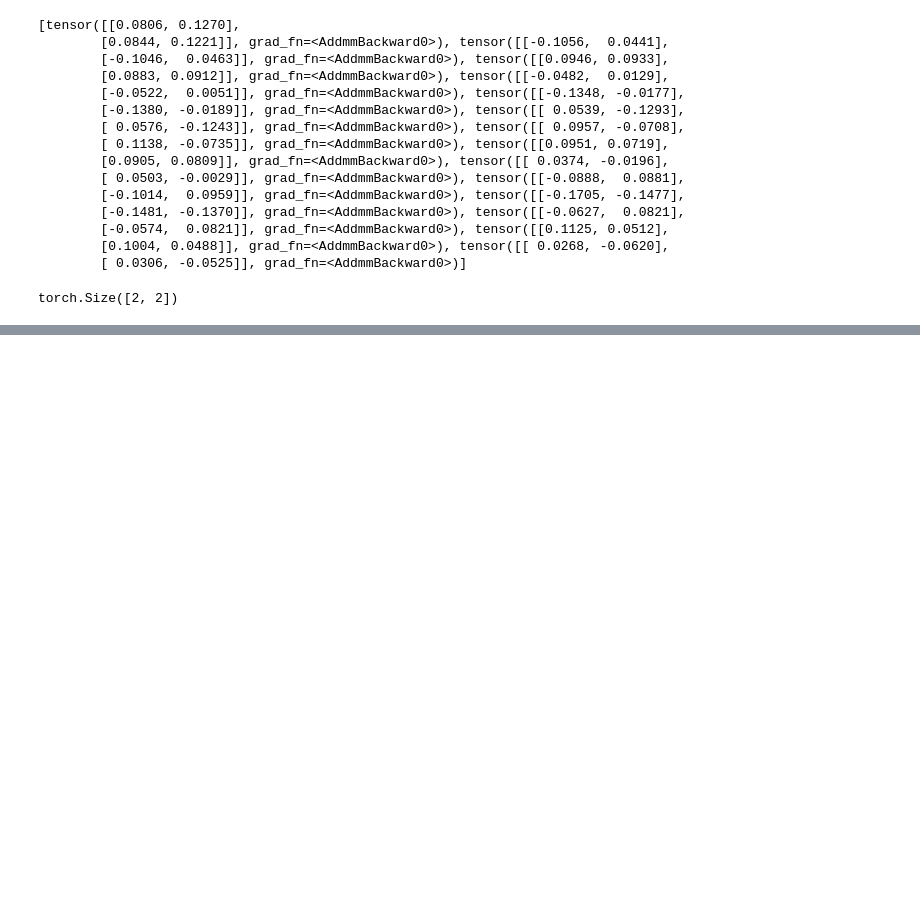
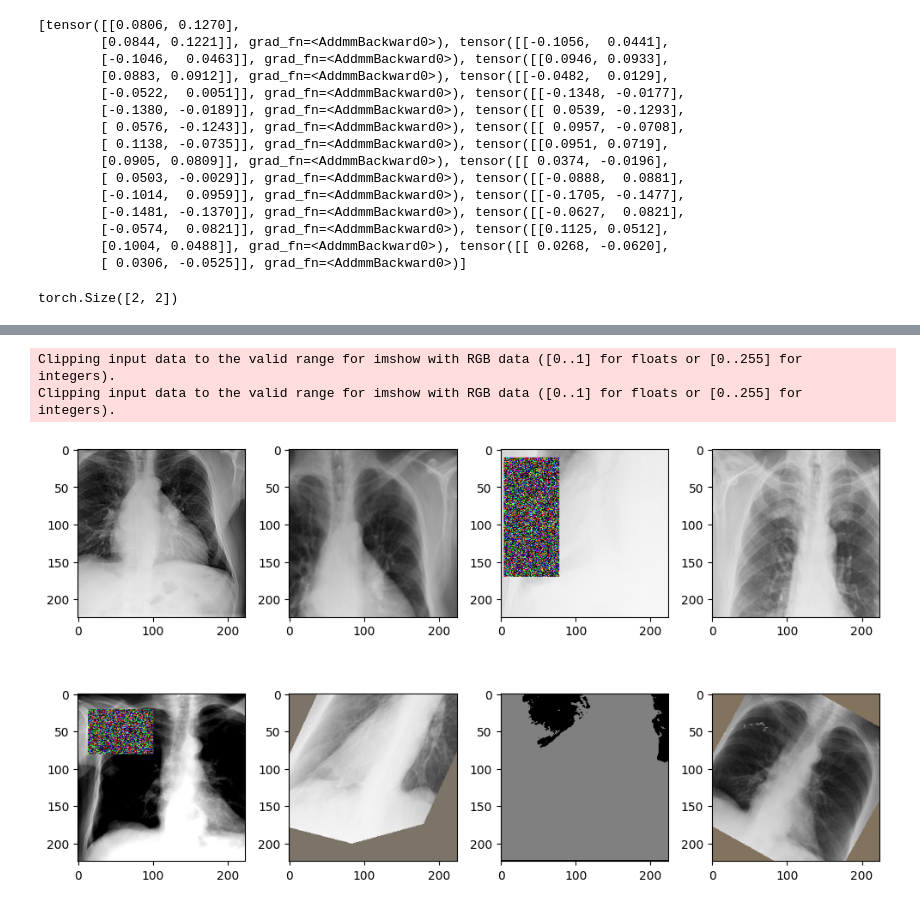
Before and after one commit to vladiH/TransformerModelsChestXray, a Jupyter notebook: examples.ipynb, the cells around one changed output, grey strips where cells are left out. Drawn from its saved outputs; the diff is of its cells as text; code cells hidden in the pictures; blank space fills up the shorter version.

```diff
--- a/examples.ipynb
+++ b/examples.ipynb
@@ -104,3 +104,9 @@ print(output)
 print(output[0].shape)
 # %% [output]
 torch.Size([2, 2])
+# %%
+import config
+cf = config._C.clone()
+# %%
+from data.build import build_transform
+transform = build_transform(True, cf)
@@ -106,0 +135,38 @@ torch.Size([2, 2])
+# %%
+from torch.utils.data import Dataset
+from torch.utils import data
+import os
+from PIL import Image
+
+class CustomDataSet(Dataset):
+    def __init__(self, main_dir, transform):
+        self.main_dir = main_dir
+        self.transform = transform
+        all_imgs = os.listdir(main_dir)
+        self.total_imgs = sorted(all_imgs)
+
+    def __len__(self):
+        return len(self.total_imgs)
+
+    def __getitem__(self, idx):
+        img_loc = os.path.join(self.main_dir, self.total_imgs[idx])
+        image = Image.open(img_loc).convert("RGB")
+        tensor_image = self.transform(image).permute(1, 2, 0)
+        return tensor_image
+# %%
+my_dataset = CustomDataSet('../data/images/', transform=transform)
+data_loader = data.DataLoader(my_dataset , batch_size=8, shuffle=False,
+                               num_workers=1, drop_last=True)
+# %%
+import matplotlib.pyplot as plt
+fig, ax = plt.subplots(2,4, figsize=(10,6))
+imgs = next(iter(data_loader))
+for i in range(2):
+    for j in range(4):
+        ax[i,j].imshow(imgs[i*4 + j])
+fig.tight_layout()
+plt.show()
+# %% [output]
+Clipping input data to the valid range for imshow with RGB data ([0..1] for floats or [0..255] for integers).
+Clipping input data to the valid range for imshow with RGB data ([0..1] for floats or [0..255] for integers).
+[figure, added]
```
Also changed, not shown: parts of 2 cells of this notebook, 3 other files.
